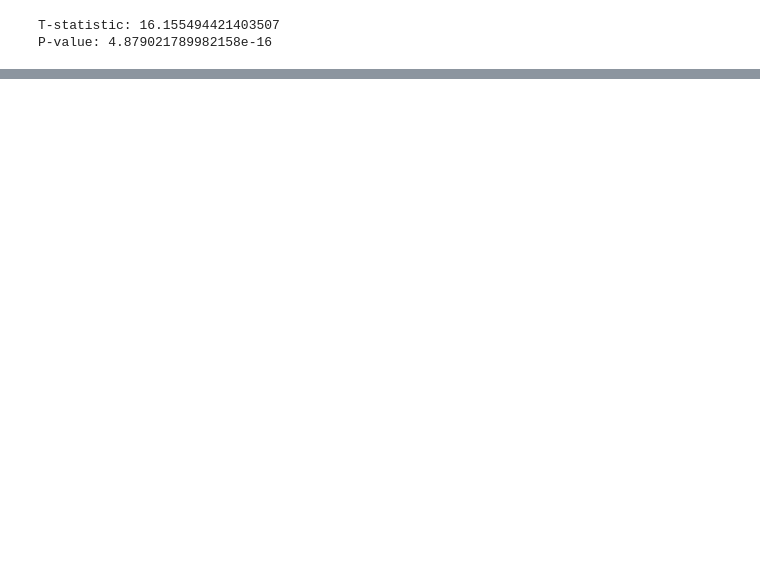
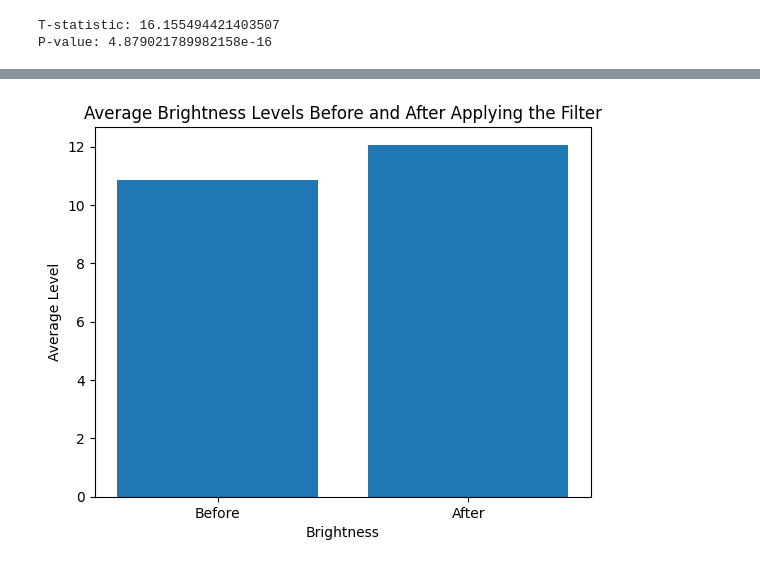
Before and after one commit to Roshano1/Data-Analysis, a Jupyter notebook: Hypothesis_testing_Sample.ipynb, the cells around one changed output, grey strips where cells are left out. Drawn from its saved outputs; the diff is of its cells as text; code cells hidden in the pictures; blank space fills up the shorter version.

```diff
--- a/Hypothesis_testing_Sample.ipynb
+++ b/Hypothesis_testing_Sample.ipynb
@@ -19,0 +35,22 @@ P-value: 4.879021789982158e-16
+# %%
+import matplotlib.pyplot as plt
+
+# Sample data - brightness levels before and after applying the filter
+brightness_before = [10, 12, 11, 13, 9, 10, 11, 12, 10, 11, 9, 10, 11, 13, 12, 11, 10, 9, 12, 11, 10, 12, 11, 13, 10, 11, 9, 12, 11, 10]
+brightness_after = [11, 14, 12, 15, 10, 11, 12, 13, 11, 12, 10, 11, 12, 14, 13, 12, 11, 10, 14, 12, 11, 14, 12, 15, 11, 12, 10, 14, 12, 11]
+
+# Calculate the average brightness levels
+avg_before = sum(brightness_before) / len(brightness_before)
+avg_after = sum(brightness_after) / len(brightness_after)
+
+# Create a bar chart
+categories = ['Before', 'After']
+brightness_levels = [avg_before, avg_after]
+
+plt.bar(categories, brightness_levels)
+plt.xlabel('Brightness')
+plt.ylabel('Average Level')
+plt.title('Average Brightness Levels Before and After Applying the Filter')
+plt.show()
+# %% [output]
+[figure, added]
```
Also changed, not shown: parts of 4 cells of this notebook.
